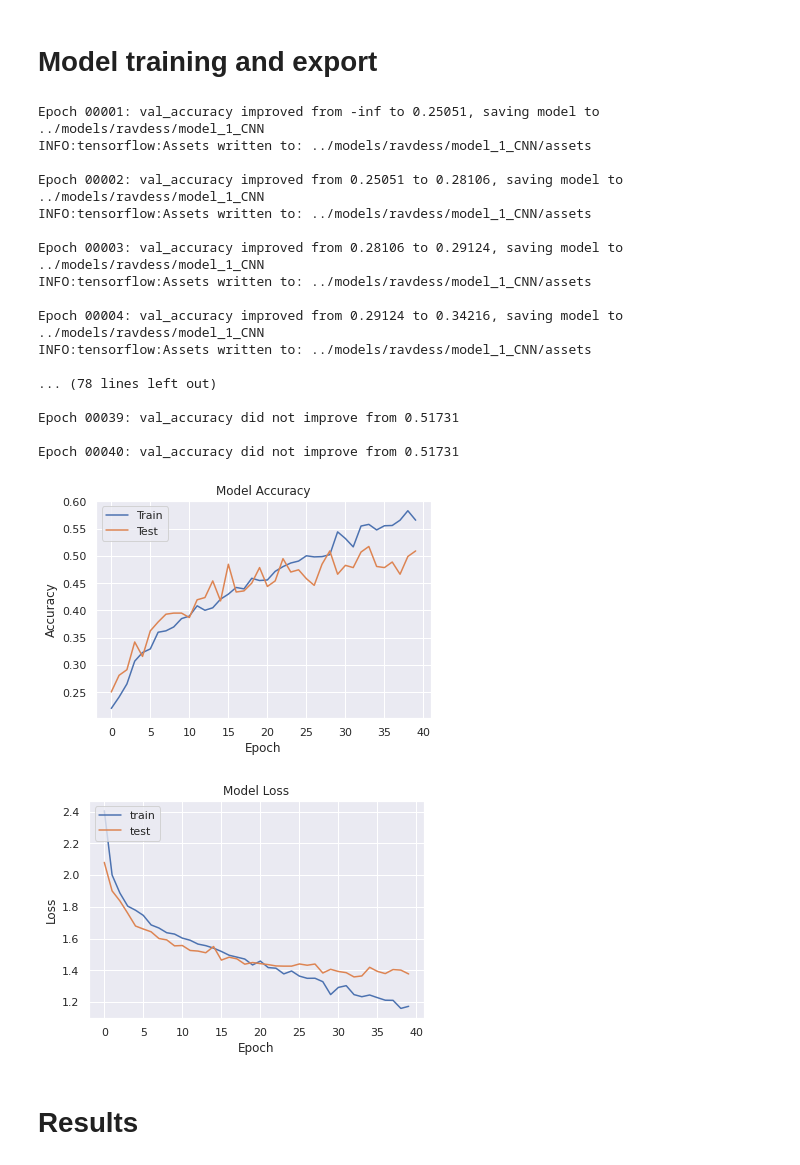
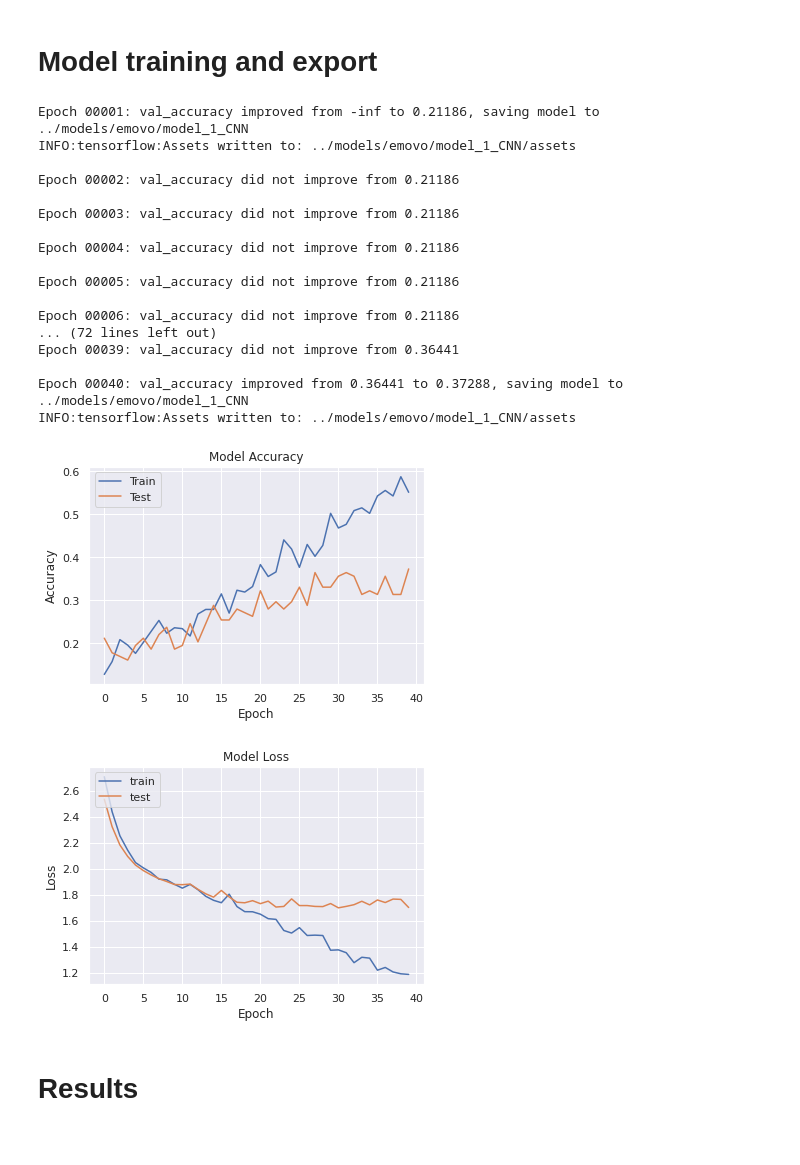
Before and after one commit to mikolajm190/python_SER_DL, a Jupyter notebook: src/emovo_SER.ipynb, the cells around one changed output. Saved outputs shown, nothing was run; the diff lists cells and outputs as text; code cells hidden in the pictures.

```diff
--- a/src/emovo_SER.ipynb
+++ b/src/emovo_SER.ipynb
@@ -264,7 +264,7 @@ def get_model():
     model.add(layers.Flatten())
     model.add(layers.Dense(256, activation='relu'))
     model.add(layers.Dropout(0.4))
-    model.add(layers.Dense(8, activation='sigmoid'))
+    model.add(layers.Dense(7, activation='sigmoid'))
     opt = keras.optimizers.Adam(lr=0.001)
     model.compile(loss='categorical_crossentropy', optimizer=opt,metrics=['accuracy'])
 
@@ -277,12 +277,11 @@ def get_model():
     model.add(layers.Dense(10, activation='relu', input_shape=(X_train.shape[1],1)))
     model.add(layers.Flatten())
     model.add(layers.Dense(10, activation='relu'))
-    model.add(layers.Dense(8, activation='relu'))
+    model.add(layers.Dense(7, activation='sigmoid'))
     model.compile(loss='categorical_crossentropy', optimizer='adam',metrics=['accuracy'])
 
     return model
 '''
-
 
 '''
 # this model gives around 35% accuracy
@@ -297,7 +296,7 @@ def get_model():
     model.add(layers.BatchNormalization())
     model.add(layers.Flatten())
     model.add(layers.Dense(10, activation='relu'))
-    model.add(layers.Dense(8, activation='relu'))
+    model.add(layers.Dense(7, activation='sigmoid'))
     model.compile(loss='categorical_crossentropy', optimizer='adam',metrics=['accuracy'])
 
     return model
@@ -329,50 +328,50 @@ _________________________________________________________________
 from keras.callbacks import ModelCheckpoint
 
 # use checkpoints to save best model
-checkpoint = ModelCheckpoint(modelsPath + 'model_1_CNN', monitor='val_accuracy', verbose=1, save_best_only=True, mode='max')
+checkpoint = ModelCheckpoint(models_path + 'model_1_CNN', monitor='val_accuracy', verbose=1, save_best_only=True, mode='max')
 
 # fit model
 model_history = model.fit(X_train, y_train, batch_size=32, epochs=40, validation_data=(X_test, y_test), callbacks=[checkpoint], verbose=0)
 
 # plot model accuracy and loss over epochs
 plt.plot(model_history.history['accuracy'])
 plt.plot(model_history.history['val_accuracy'])
 plt.title('Model Accuracy')
 plt.ylabel('Accuracy')
 plt.xlabel('Epoch')
 plt.legend(['Train', 'Test'], loc='upper left')
-plt.savefig(imgsPath + 'Initial_Model_Accuracy.png')
+plt.savefig(imgs_path + 'Initial_Model_Accuracy.png')
 plt.show()
 
 # summarize history for loss
 plt.plot(model_history.history['loss'])
 plt.plot(model_history.history['val_loss'])
 plt.title('Model Loss')
 plt.ylabel('Loss')
 plt.xlabel('Epoch')
 plt.legend(['train', 'test'], loc='upper left')
-plt.savefig(imgsPath + 'Initial_Model_loss.png')
+plt.savefig(imgs_path + 'Initial_Model_loss.png')
 plt.show()
 # %% [output]
-Epoch 00001: val_accuracy improved from -inf to 0.25051, saving model to ../models/ravdess/model_1_CNN
-INFO:tensorflow:Assets written to: ../models/ravdess/model_1_CNN/assets
+Epoch 00001: val_accuracy improved from -inf to 0.21186, saving model to ../models/emovo/model_1_CNN
+INFO:tensorflow:Assets written to: ../models/emovo/model_1_CNN/assets
 
-Epoch 00002: val_accuracy improved from 0.25051 to 0.28106, saving model to ../models/ravdess/model_1_CNN
-INFO:tensorflow:Assets written to: ../models/ravdess/model_1_CNN/assets
+Epoch 00002: val_accuracy did not improve from 0.21186
 
-Epoch 00003: val_accuracy improved from 0.28106 to 0.29124, saving model to ../models/ravdess/model_1_CNN
-INFO:tensorflow:Assets written to: ../models/ravdess/model_1_CNN/assets
+Epoch 00003: val_accuracy did not improve from 0.21186
 
-Epoch 00004: val_accuracy improved from 0.29124 to 0.34216, saving model to ../models/ravdess/model_1_CNN
-INFO:tensorflow:Assets written to: ../models/ravdess/model_1_CNN/assets
+Epoch 00004: val_accuracy did not improve from 0.21186
 
-... (78 lines left out)
+Epoch 00005: val_accuracy did not improve from 0.21186
 
-Epoch 00039: val_accuracy did not improve from 0.51731
+Epoch 00006: val_accuracy did not improve from 0.21186
+... (72 lines left out)
+Epoch 00039: val_accuracy did not improve from 0.36441
 
-Epoch 00040: val_accuracy did not improve from 0.51731
+Epoch 00040: val_accuracy improved from 0.36441 to 0.37288, saving model to ../models/emovo/model_1_CNN
+INFO:tensorflow:Assets written to: ../models/emovo/model_1_CNN/assets
-[figure, old version]
+[figure, new version]
-[figure, old version]
+[figure, new version]
 # %% [markdown]
 # Results
 # %% [markdown]
```
Also changed, not shown: parts of 6 cells of this notebook.
